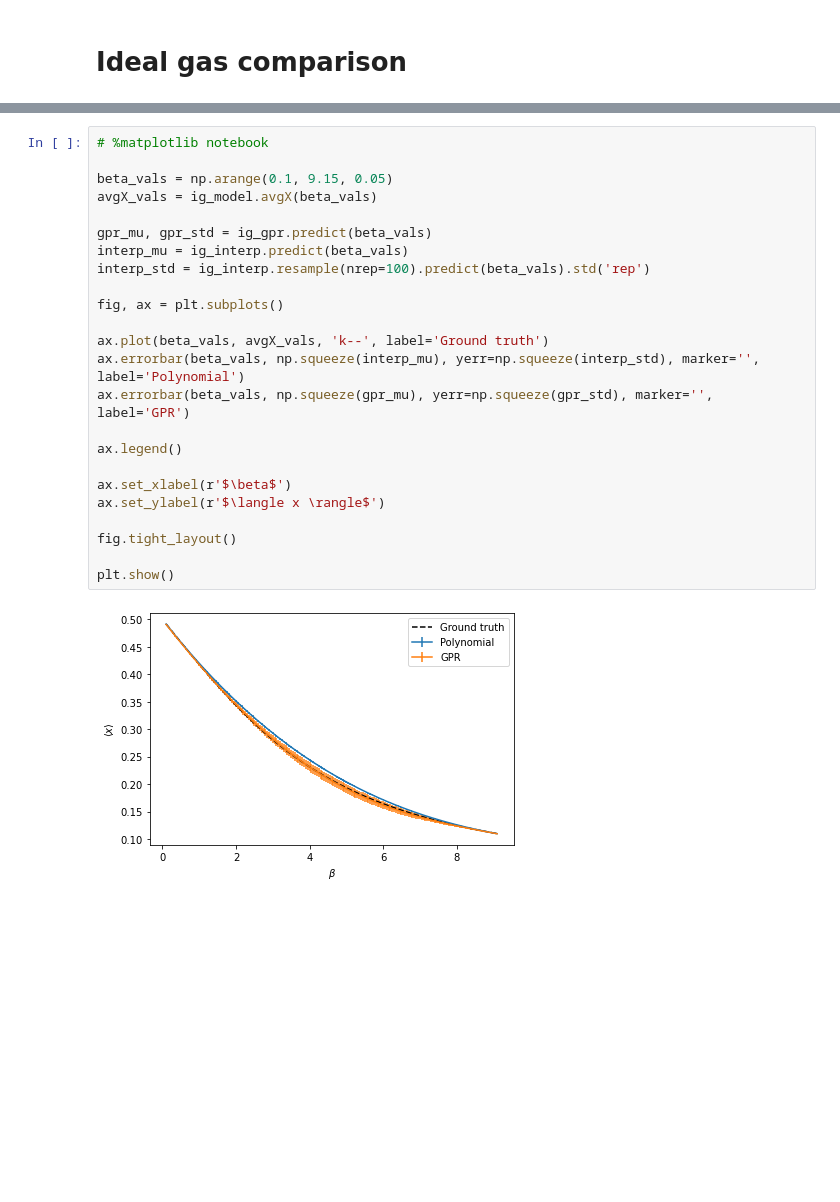
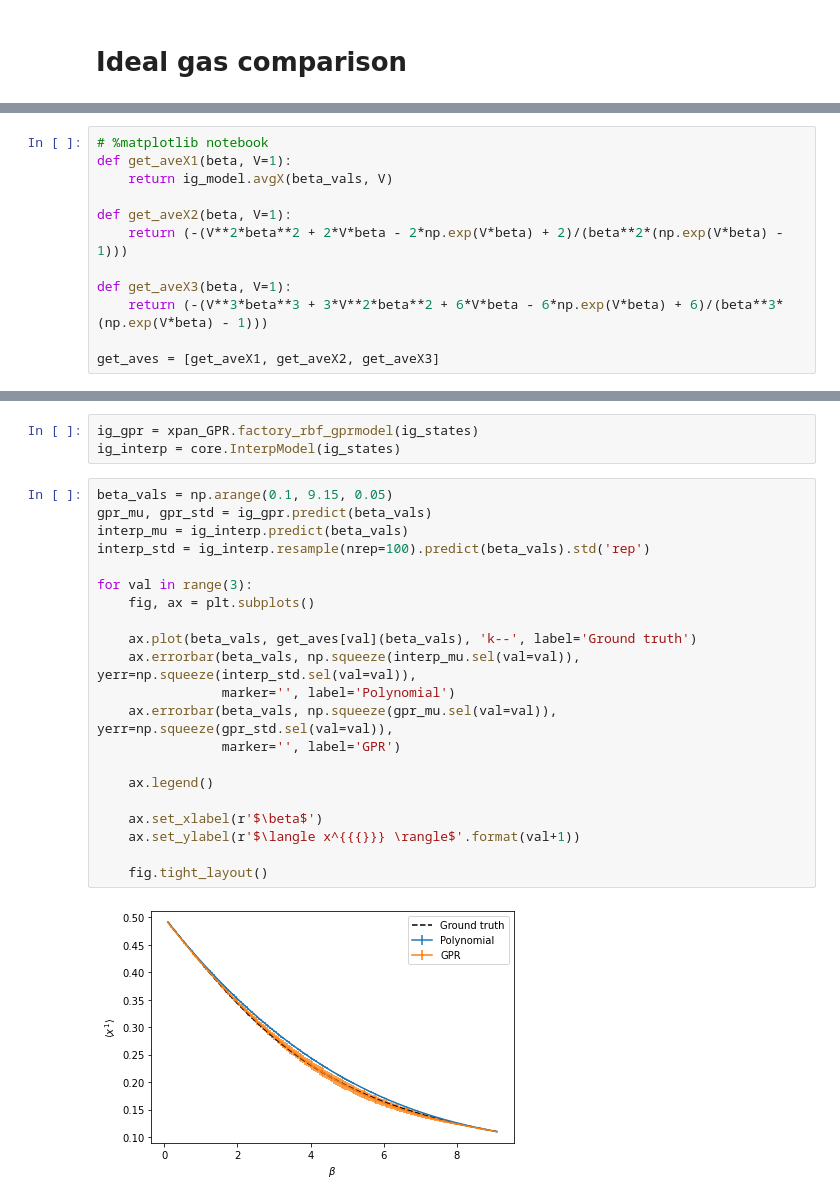
Before and after one commit to usnistgov/thermoextrap, a Jupyter notebook: notebooks/gpr_testing-new.ipynb, the cells around one changed output, grey strips where cells are left out. Saved outputs shown, nothing was run; the diff lists cells and outputs as text; blank space fills up the shorter version.

```diff
--- a/notebooks/gpr_testing-new.ipynb
+++ b/notebooks/gpr_testing-new.ipynb
@@ -16 +23,13 @@ import matplotlib.pyplot as plt
+# %%
+# %matplotlib notebook
+def get_aveX1(beta, V=1):
+    return ig_model.avgX(beta_vals, V)
+
+def get_aveX2(beta, V=1):
+    return (-(V**2*beta**2 + 2*V*beta - 2*np.exp(V*beta) + 2)/(beta**2*(np.exp(V*beta) - 1)))
+
+def get_aveX3(beta, V=1):
+    return (-(V**3*beta**3 + 3*V**2*beta**2 + 6*V*beta - 6*np.exp(V*beta) + 6)/(beta**3*(np.exp(V*beta) - 1)))
+
+get_aves = [get_aveX1, get_aveX2, get_aveX3]
 # %%
@@ -30,26 +58,26 @@ ig_interp = core.InterpModel(ig_states)
+# %%
+ig_gpr = xpan_GPR.factory_rbf_gprmodel(ig_states)
+ig_interp = core.InterpModel(ig_states)
 # %%
-# %matplotlib notebook
-
 beta_vals = np.arange(0.1, 9.15, 0.05)
-avgX_vals = ig_model.avgX(beta_vals)
-
 gpr_mu, gpr_std = ig_gpr.predict(beta_vals)
 interp_mu = ig_interp.predict(beta_vals)
 interp_std = ig_interp.resample(nrep=100).predict(beta_vals).std('rep')
 
-fig, ax = plt.subplots()
+for val in range(3):
+    fig, ax = plt.subplots()
 
-ax.plot(beta_vals, avgX_vals, 'k--', label='Ground truth')
-ax.errorbar(beta_vals, np.squeeze(interp_mu), yerr=np.squeeze(interp_std), marker='', label='Polynomial')
-ax.errorbar(beta_vals, np.squeeze(gpr_mu), yerr=np.squeeze(gpr_std), marker='', label='GPR')
+    ax.plot(beta_vals, get_aves[val](beta_vals), 'k--', label='Ground truth')
+    ax.errorbar(beta_vals, np.squeeze(interp_mu.sel(val=val)), yerr=np.squeeze(interp_std.sel(val=val)),
+                marker='', label='Polynomial')
+    ax.errorbar(beta_vals, np.squeeze(gpr_mu.sel(val=val)), yerr=np.squeeze(gpr_std.sel(val=val)),
+                marker='', label='GPR')
 
-ax.legend()
+    ax.legend()
 
-ax.set_xlabel(r'$\beta$')
-ax.set_ylabel(r'$\langle x \rangle$')
+    ax.set_xlabel(r'$\beta$')
+    ax.set_ylabel(r'$\langle x^{{{}}} \rangle$'.format(val+1))
 
-fig.tight_layout()
-
-plt.show()
+    fig.tight_layout()
 # %% [output]
-[figure, old version]
+[figure, new version]
```
Also changed, not shown: parts of 25 cells of this notebook, 4 other files.
